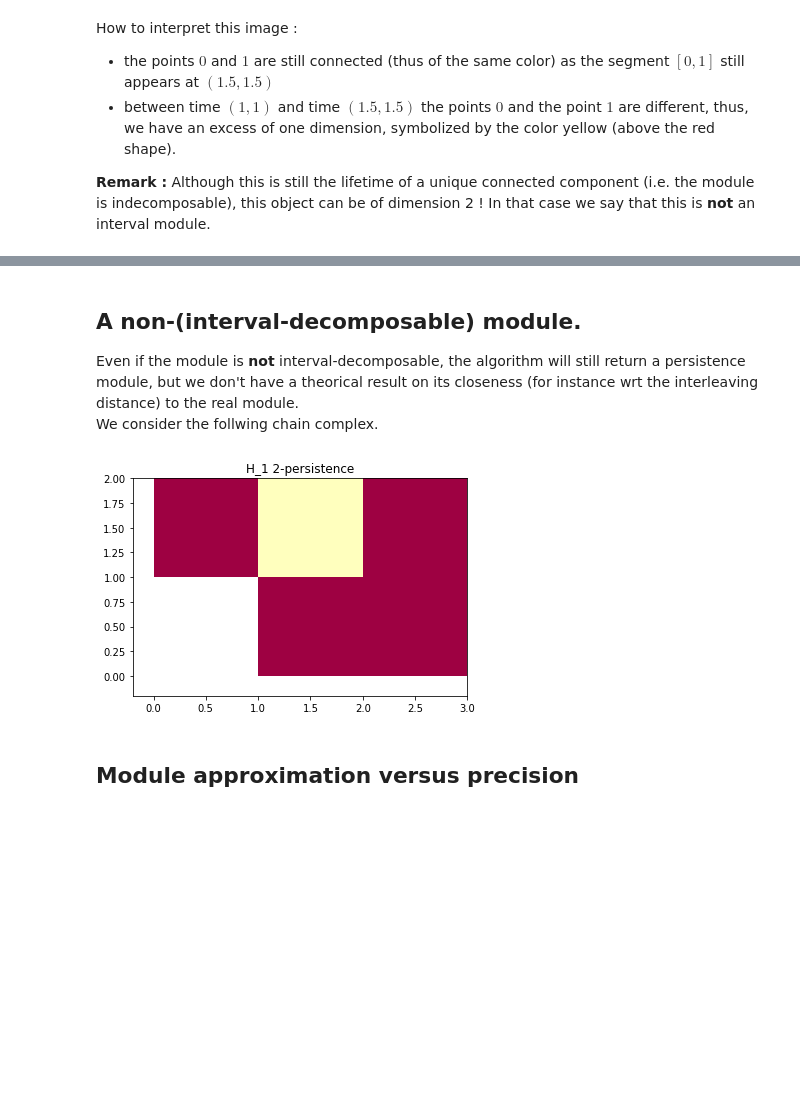
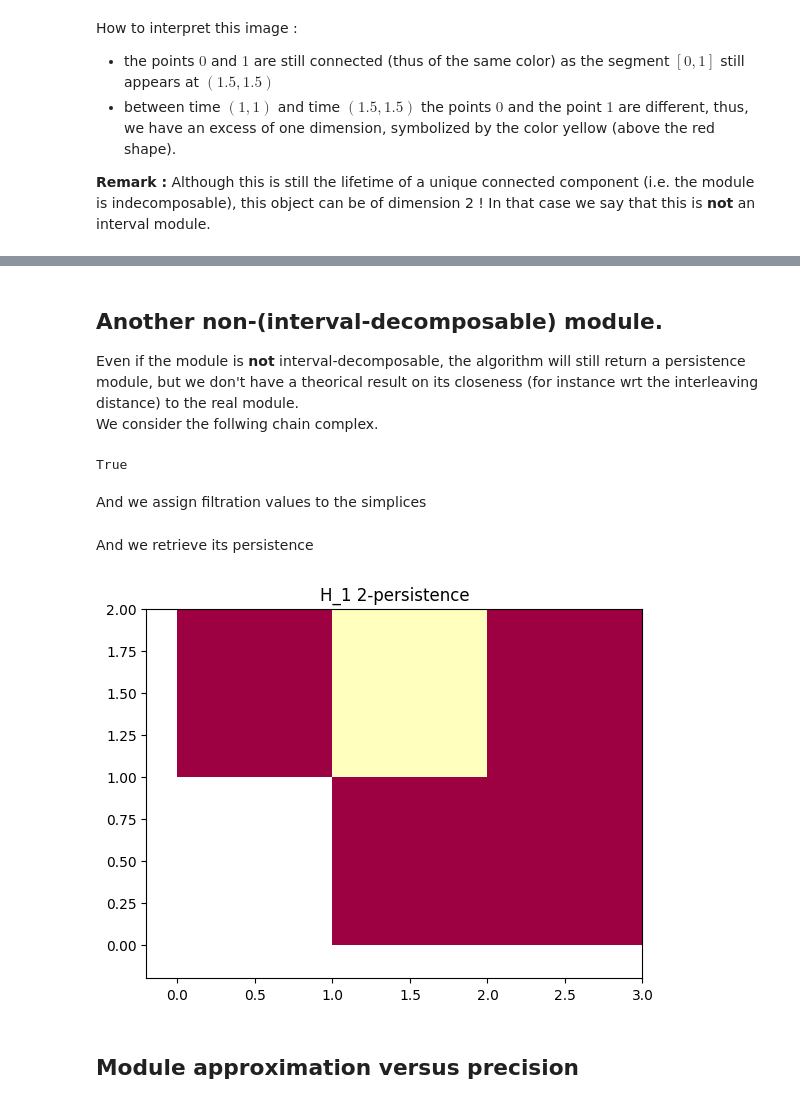
Before and after one commit to DavidLapous/multipers, a Jupyter notebook: examples_of_approximations.ipynb, the cells around one changed output, grey strips where cells are left out. Cells and saved outputs as stored; diff of their text form; code cells hidden in the pictures; blank space fills up the shorter version.

```diff
--- a/examples_of_approximations.ipynb
+++ b/examples_of_approximations.ipynb
@@ -82,5 +95,5 @@ How to interpret this image :
 # %% [markdown]
-## A non-(interval-decomposable) module.
+## Another non-(interval-decomposable) module.
 Even if the module is **not** interval-decomposable, the algorithm will still return a persistence module, but we don't have a theorical result on its closeness (for instance wrt the interleaving distance) to the real module. <br>
 We consider the follwing chain complex.
 # %%
@@ -93,3 +106,11 @@ We consider the follwing chain complex.
 #      \     /
 #       \   /
 #         3
+simplextree = mma.SimplexTree()
+simplextree.insert([0,1,2], [0,0])
+simplextree.insert([0,3], [0,0])
+simplextree.insert([2,3], [0,0])
+# %% [output]
+True
+# %% [markdown]
+And we assign filtration values to the simplices
@@ -96,31 +122,10 @@ We consider the follwing chain complex.
+# %% [markdown]
+And we retrieve its persistence
 # %%
-# Generates a complex chain whose 2-persistence is an indecomposable module which is not an indicator module.
-simplextree = gd.SimplexTree()
-simplextree.insert([0,1,2])
-simplextree.insert([0,3])
-simplextree.insert([2,3])
-
-#  filtration is ordered by lexicographic order
-filtration = np.array([
-    #filtration # simplex
-    [0, 0],     #0
-    [0, 1],     #1
-    [0, 0],     #2
-    [0, 0],     #3
-    [0, 1],     #0 1
-    [1, 0],     #0 2
-    [0, 0],     #0 3
-    [0, 1],     #1 2
-    [0, 0],     #2 3
-    [2, 1]      #0 1 2
-])
-
-# An interval decomposable approximation of an indecomposable module.
-# Note that it will be the same approximation for any precision < 1.
-box = [[-0.2,-0.2],[3,2]]
-approx(simplextree, filtration, precision=0.5, box=box).plot(dimension=1)
+module = simplextree.persistence()
+module.plot(dimension=1, box = [[-0.2,-0.2],[3,2]])
 # %% [output]
-[figure, old version]
+[figure, new version]
 # %% [markdown]
 ## Module approximation versus precision
 # %% [markdown]
```
Also changed, not shown: parts of 28 cells of this notebook, 4 other files.
